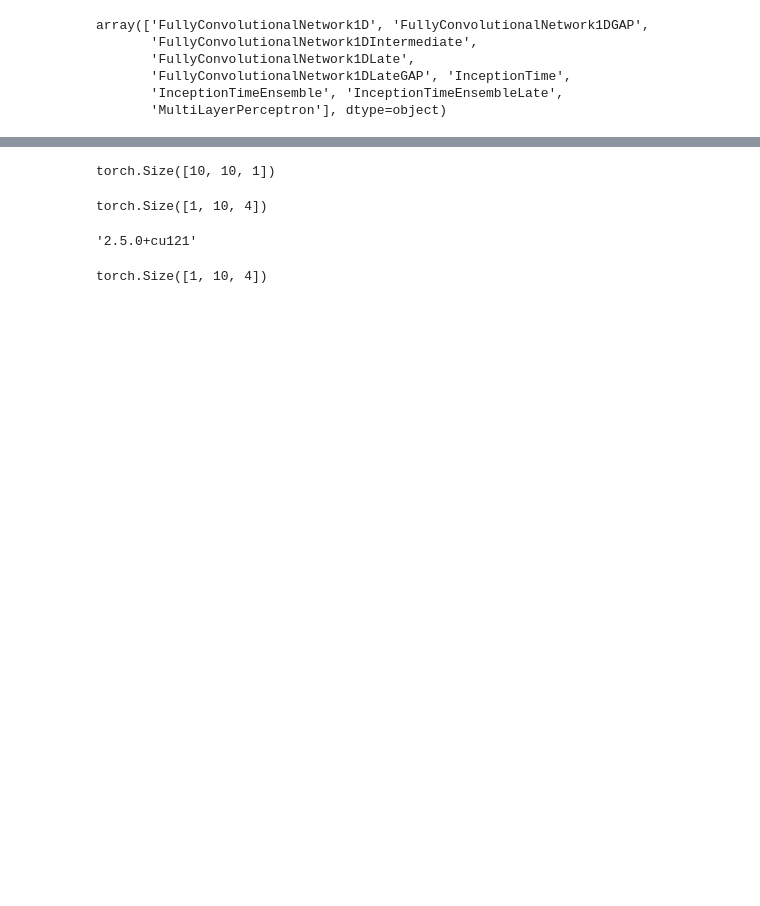
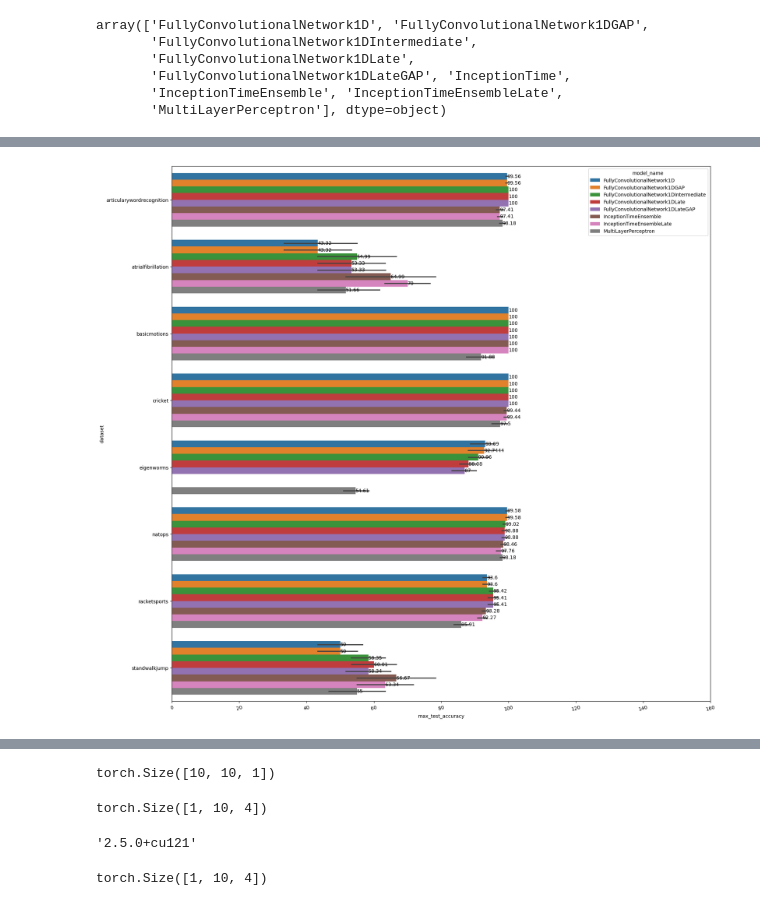
Before and after one commit to samuelthomaz7/multimodal_time_series_classification, a Jupyter notebook: test_notebook.ipynb, the cells around one changed output, grey strips where cells are left out. Cells and saved outputs as stored; diff of their text form; code cells hidden in the pictures; blank space fills up the shorter version.

```diff
--- a/test_notebook.ipynb
+++ b/test_notebook.ipynb
@@ -96,3 +76,20 @@ agg_results_data.query("model_name == 'FullyConvolutionalNetwork1DGAP'")
+# %%
+plt.figure(figsize = (20,20))
+ax = sns.barplot(
+    data = complete_data.query("model_name != 'InceptionTime'"),
+    y = 'dataset',
+    x = 100*complete_data['max_test_accuracy'].apply(lambda x: round(x, 3)),
+    hue = 'model_name'
+)
+
+for i in ax.containers:
+    ax.bar_label(i,)
+
+plt.xticks(rotation = 15)
+plt.xlim([0, 100*1.6])
+plt.show()
+# %% [output]
+[figure, added]
 # %%
 plt.figure(figsize = (20,20))
 ax = sns.barplot(
```
Also changed, not shown: parts of 5 cells of this notebook, 2 other files.
